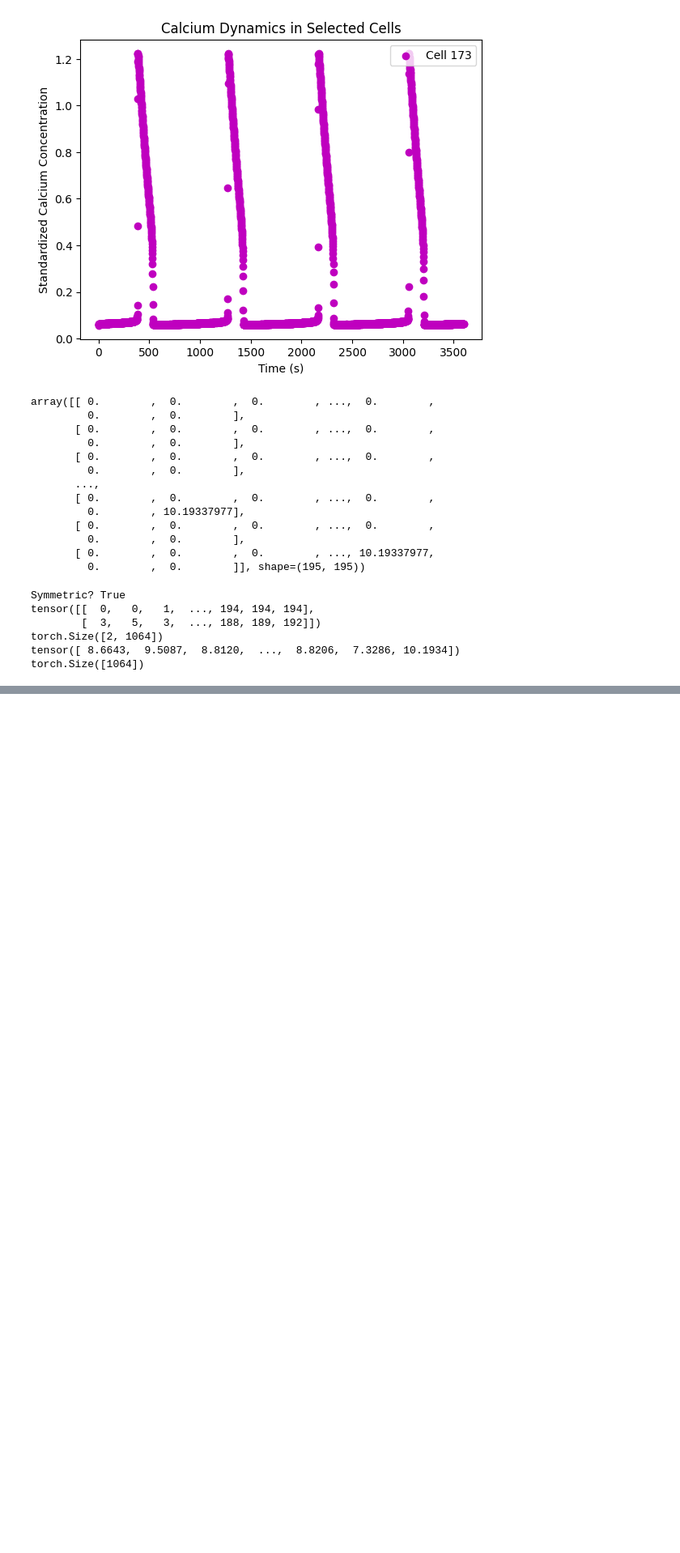
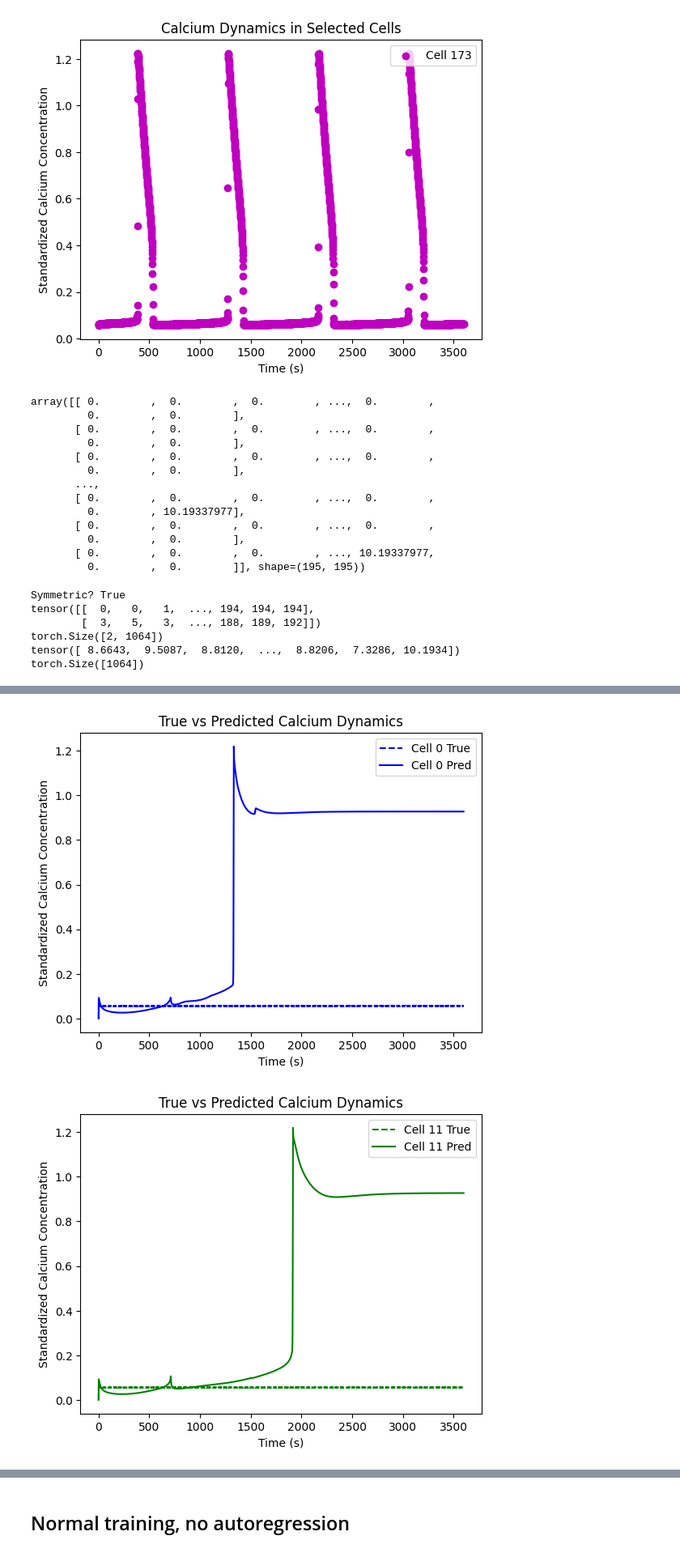
Before and after one commit to dowlinglab/Initiator_Cell_GNN_Development, a Jupyter notebook: Attempts_with_Calcium/manual_GraphSAGE_GRU_PyG.ipynb, the cells around one changed output, grey strips where cells are left out. Shown: that part at 81% size. Saved outputs shown, nothing was run; the diff lists cells and outputs as text; code cells hidden in the pictures; blank space fills up the shorter version.

Commit message:
Got working with regressive and next step training and testing

```diff
--- a/Attempts_with_Calcium/manual_GraphSAGE_GRU_PyG.ipynb
+++ b/Attempts_with_Calcium/manual_GraphSAGE_GRU_PyG.ipynb
@@ -270,6 +338,6 @@ torch.Size([1064])
 dataset = PouchTemporalDataset(Ca_conc2_noisy, edge_index)
 # %%
 # Make the model and train it
-model = SAGE_GRU_Autoregressive(in_channels=1, hidden_channels=32)
-train_model(model, dataset, epochs=50, lr=1e-3)
+model = SAGE_GRU_Autoregressive2(in_channels=1, hidden_channels=32)
+train_model2(model, dataset, epochs=50, lr=1e-3)
 # %% [output]
@@ -277,0 +361,19 @@ RuntimeError: Expected hidden size (1, 1, 32), got [1, 195, 32]
+# %%
+# Autoregressive rollout
+x0 = torch.tensor(Ca_conc2_noisy[:, 0]).unsqueeze(1).float()  # (N,1)
+preds = autoregressive_rollout(model, x0, edge_index, steps=Ca_conc2_noisy.shape[1]-1)
+# %%
+# Plot results for a few example cells
+cell_indices = [0, 11, 22, 25 ]  #Example cell indices
+colors = ['b', 'g', 'r', 'c', 'm']
+for i in cell_indices:
+    plt.plot(time_points2, Ca_conc2_noisy[i, :], label=f'Cell {i} True', color=colors[cell_indices.index(i) % len(colors)], linestyle='--')
+    plt.plot(time_points2, preds[i, :, 0], label=f'Cell {i} Pred', color=colors[cell_indices.index(i) % len(colors)], linestyle='-')
+    plt.xlabel('Time (s)')
+    plt.ylabel('Standardized Calcium Concentration')
+    plt.title('True vs Predicted Calcium Dynamics')
+    plt.legend()
+    plt.show()
+# %% [output]
+[figure, added]
+[figure, added]
@@ -277,0 +382,2 @@ RuntimeError: Expected hidden size (1, 1, 32), got [1, 195, 32]
+# %% [markdown]
+## Normal training, no autoregression
```
Also changed, not shown: parts of 12 cells of this notebook.
